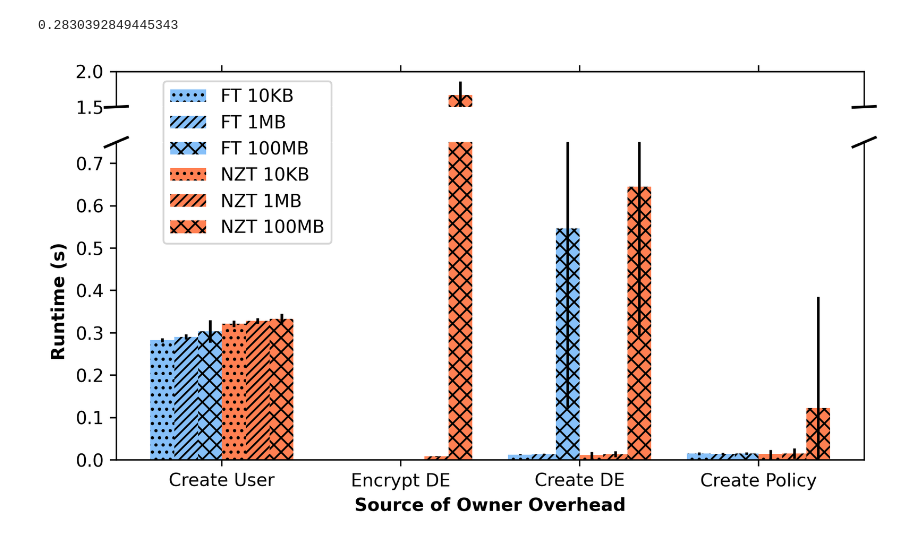
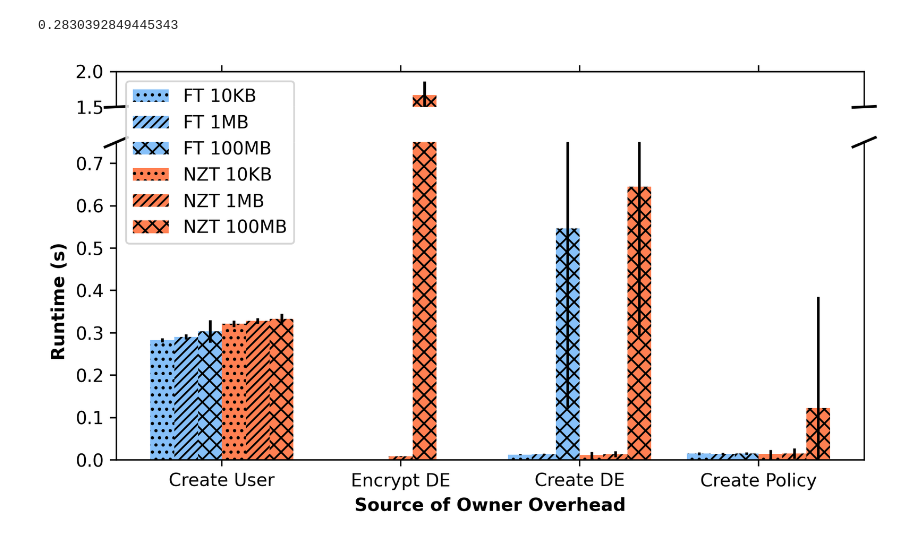
Before and after one commit to KoSpades/testGround, a Jupyter notebook: OverheadAnalysis/overhead_owner.ipynb, the cells around one changed output. Drawn from its saved outputs; the diff is of its cells as text; code cells hidden in the pictures.

```diff
--- a/OverheadAnalysis/overhead_owner.ipynb
+++ b/OverheadAnalysis/overhead_owner.ipynb
@@ -88,7 +88,7 @@ for i in range(3):
                 label=cur_label,
                 alpha=.99,
                 )
-        ax2.bar(component_DS_axis[1]+0.1+i*0.2,
+        ax2.bar(component_DS_axis[1]-0.2+i*0.2,
                 cur_df.iloc[1].mean(),
                 yerr=np.std(cur_df.iloc[1]),
                 width=0.2,
@@ -169,7 +169,7 @@ for i in range(3):
                 label=cur_label,
                 alpha=.99,
                )
-        ax.bar(component_DS_axis[1]+0.1+i*0.2,
+        ax.bar(component_DS_axis[1]-0.2+i*0.2,
                 cur_df.iloc[1].mean(),
                 yerr=np.std(cur_df.iloc[1]),
                 width=0.2,
@@ -192,33 +192,33 @@ for i in range(3):
                 color="coral",
                 hatch=hatches[i],
                 alpha=.99,
                )
 
 # hide the spines between ax and ax2
 ax.spines['bottom'].set_visible(False)
 ax2.spines['top'].set_visible(False)
 ax.xaxis.tick_top()
 ax.tick_params(labeltop=False)  # don't put tick labels at the top
 ax2.xaxis.tick_bottom()
 
 d = .015  # how big to make the diagonal lines in axes coordinates
 # arguments to pass to plot, just so we don't keep repeating them
 kwargs = dict(transform=ax.transAxes, color='k', clip_on=False)
 ax.plot((-d, +d), (-d, +d), **kwargs)        # top-left diagonal
 ax.plot((1 - d, 1 + d), (-d, +d), **kwargs)  # top-right diagonal
 
 kwargs.update(transform=ax2.transAxes)  # switch to the bottom axes
 ax2.plot((-d, +d), (1 - d, 1 + d), **kwargs)  # bottom-left diagonal
 ax2.plot((1 - d, 1 + d), (1 - d, 1 + d), **kwargs)  # bottom-right diagonal
 
 # plt.ylim(0, 0.75)
 ax.set_ylim(1.5, 2)
 ax2.set_ylim(0, 0.75)
 plt.xticks(component_DS_axis, component_DS)
-ax2.legend(loc=1, bbox_to_anchor=(0.3,1.22))
+ax2.legend(loc=1, bbox_to_anchor=(0.25,1.22))
 plt.xlabel("Source of Owner Overhead", fontweight="bold")
 plt.ylabel("Runtime (s)", fontweight="bold")
 # plt.figure(figsize=(7.5, 4), dpi=320)
-plt.savefig("test_owner.pdf", facecolor='w')
+plt.savefig("owner_overhead.pdf", facecolor='w')
 # %% [output]
-[figure, old version]
+[figure, new version]
```
Also changed, not shown: 6 other files.
